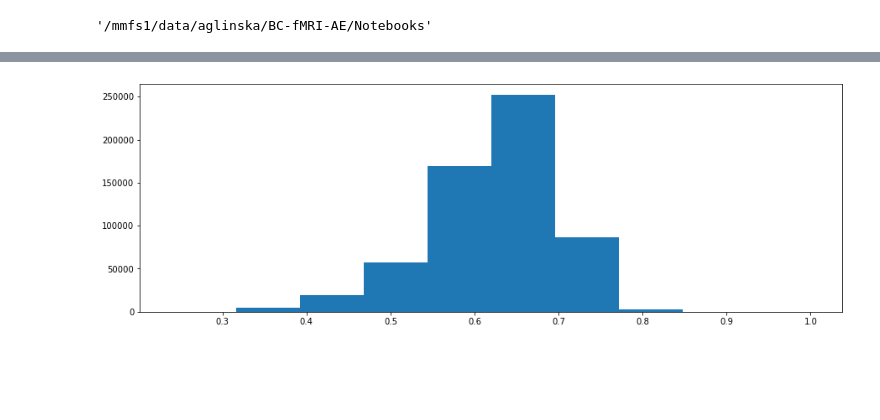
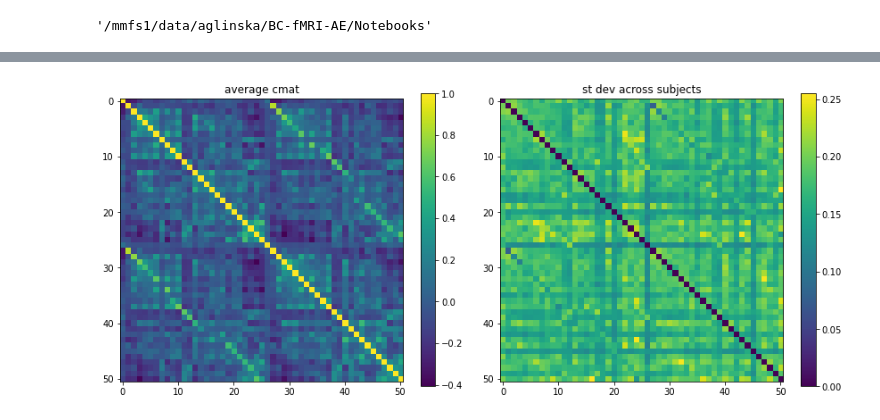
Before and after one commit to Aglinskas/BC-fMRI-AE, a Jupyter notebook: Notebooks/00-rsa-ROI-cmats.ipynb, the cells around one changed output, grey strips where cells are left out. Drawn from its saved outputs; the diff is of its cells as text; code cells hidden in the pictures; blank space fills up the shorter version.

```diff
--- a/Notebooks/00-rsa-ROI-cmats.ipynb
+++ b/Notebooks/00-rsa-ROI-cmats.ipynb
@@ -22,7 +29,13 @@ cmats.shape
 # %%
+csubs = [cmat_file.replace('.npy','') for cmat_file in cmat_files]
+csubs = np.array(csubs)
+csubs = csubs[~has_nans]
+
 df = pd.read_csv('../Data/ABIDE_df2.csv')
-csubs = [cmat_file.replace('.npy','') for cmat_file in cmat_files]
 is_indf = np.array([val in csubs for val in df['bids_folder'].values])
-df = df.iloc[is_indf]
-df
+is_incsubs = np.array([val in csubs for val in df['bids_folder'].values])
+is_in = is_indf*is_incsubs
+df = df.iloc[is_in]
+patients = df['DX_GROUP'].values==1
+df.shape
 # %% [output]
@@ -53,0 +43,4 @@ array([ 35,  37,  40,  42,  46,  49, 154, 162, 215, 578, 586, 589, 603,
+# %%
+c_in_df = [csub in df['bids_folder'].values for csub in csubs]
+cmats = cmats[c_in_df,:,:]
+cmats.shape
@@ -54 +49,4 @@ array([ 35,  37,  40,  42,  46,  49, 154, 162, 215, 578, 586, 589, 603,
+# %%
+cmats_asd = cmats[patients,:,:]
+df_asd = df.iloc[patients]
 # %%
@@ -76,5 +54,13 @@ plt.colorbar()
-# %%
-plt.figure(figsize=(15,5))
-plt.hist(get_triu(np.corrcoef(cmats.reshape(cmats.shape[0],-1))));
-# %% [output]
-[figure, removed]
+# %%
+plt.figure(figsize=(12,5))
+plt.subplot(1,2,1)
+plt.imshow(cmats_asd.mean(axis=0));plt.title('average cmat')
+plt.colorbar()
+
+plt.subplot(1,2,2)
+plt.imshow(cmats_asd.std(axis=0));plt.title('st dev across subjects')
+plt.colorbar()
+
+plt.tight_layout()
+# %% [output]
+[figure, added]
```
Also changed, not shown: parts of 24 cells of this notebook, 3 other files.
